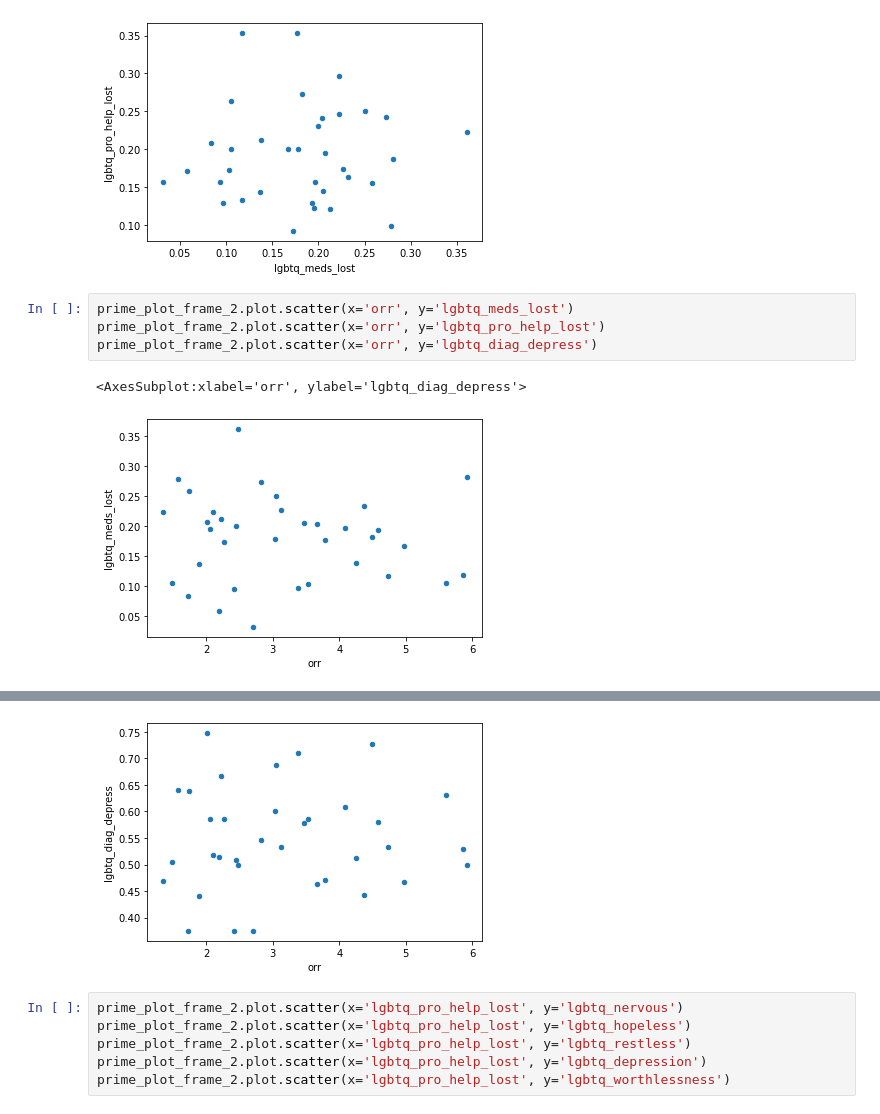
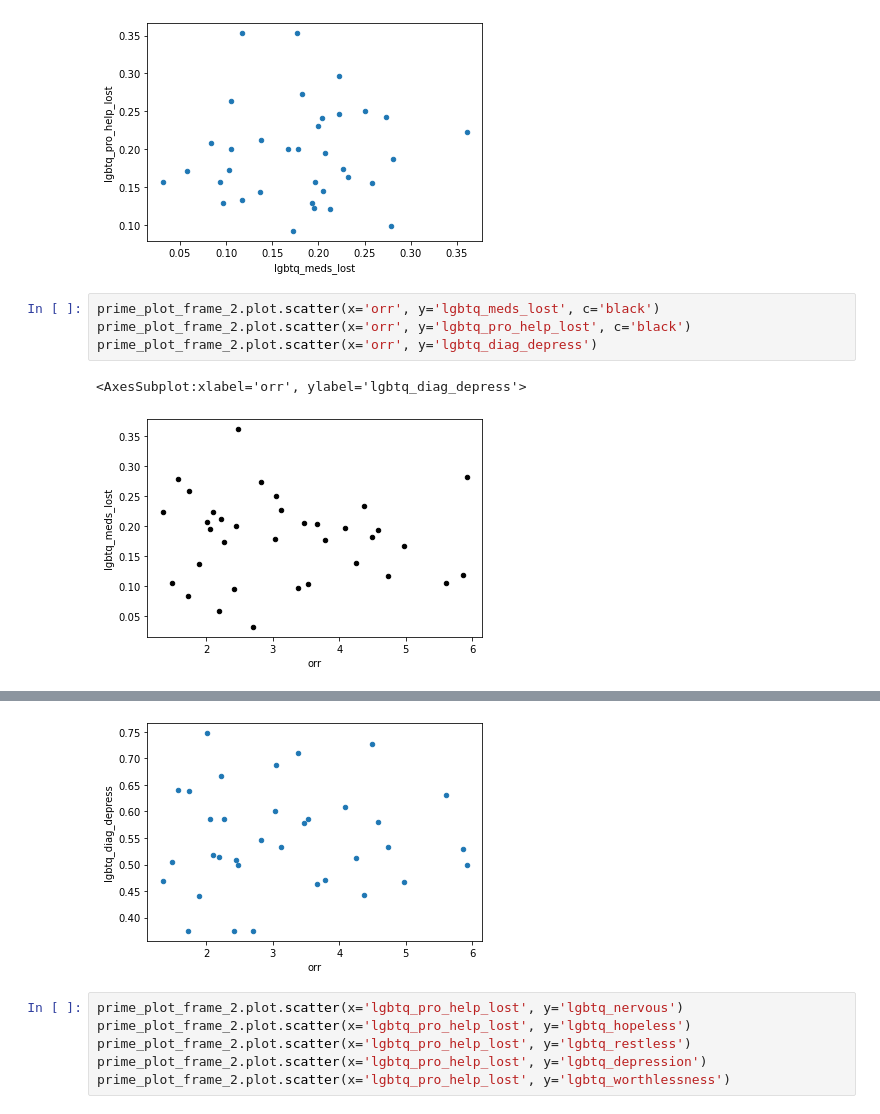
Before and after one commit to hjake123/pharis-2021, a Jupyter notebook: Data/process_notebook.ipynb, the cells around one changed output, grey strips where cells are left out. Drawn from its saved outputs; the diff is of its cells as text.

```diff
--- a/Data/process_notebook.ipynb
+++ b/Data/process_notebook.ipynb
@@ -557,9 +556,9 @@ prime_plot_frame_2.plot.scatter(x='lgbtq_meds_lost', y='lgbtq_pro_help_lost')
 <AxesSubplot:xlabel='lgbtq_meds_lost', ylabel='lgbtq_pro_help_lost'>
 [figure]
 # %%
-prime_plot_frame_2.plot.scatter(x='orr', y='lgbtq_meds_lost')
-prime_plot_frame_2.plot.scatter(x='orr', y='lgbtq_pro_help_lost')
+prime_plot_frame_2.plot.scatter(x='orr', y='lgbtq_meds_lost', c='black')
+prime_plot_frame_2.plot.scatter(x='orr', y='lgbtq_pro_help_lost', c='black')
 prime_plot_frame_2.plot.scatter(x='orr', y='lgbtq_diag_depress')
 # %% [output]
 <AxesSubplot:xlabel='orr', ylabel='lgbtq_diag_depress'>
-[figure, old version]
+[figure, new version]
```
Also changed, not shown: parts of 21 cells of this notebook, 2 other files.
